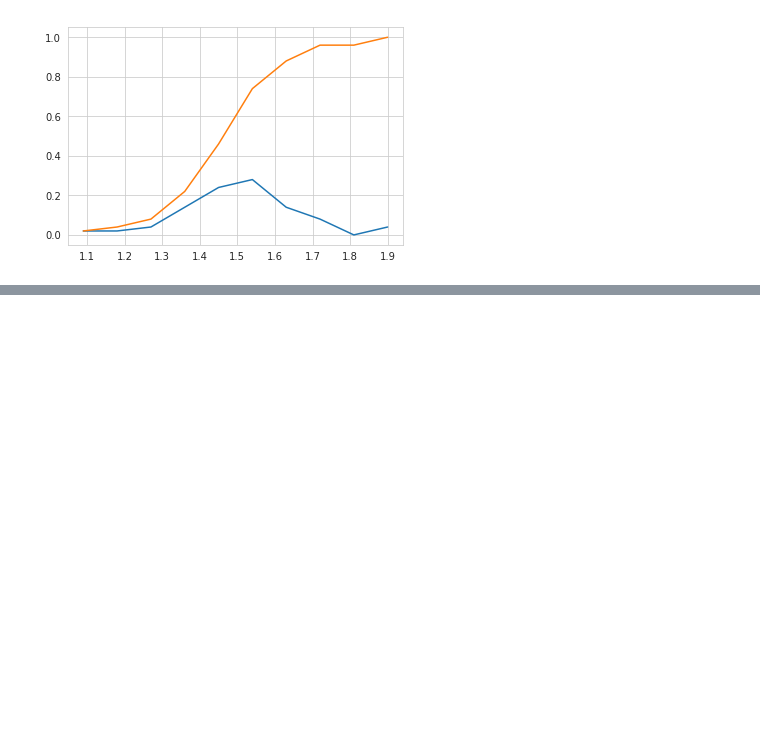
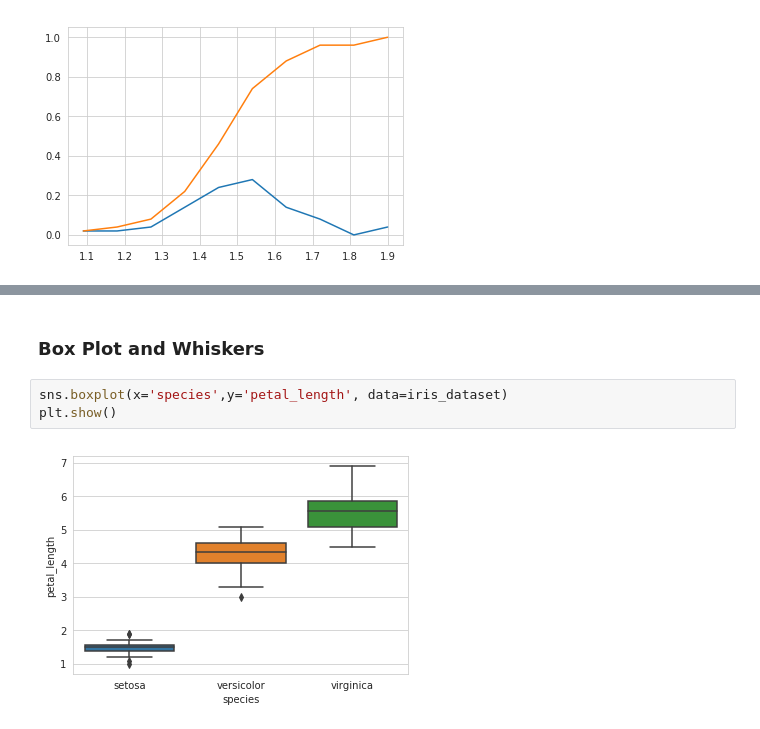
Before and after one commit to Deepshikha05/Machine-Learning-Concepts-and-Algorithms, a Jupyter notebook: Exploring Different Plotting Libraries.ipynb, the cells around one changed output, grey strips where cells are left out. Drawn from its saved outputs; the diff is of its cells as text; blank space fills up the shorter version.

```diff
--- a/Exploring Different Plotting Libraries.ipynb
+++ b/Exploring Different Plotting Libraries.ipynb
@@ -142,0 +237,7 @@ plt.show();
+# %% [markdown]
+### Box Plot and Whiskers
+# %%
+sns.boxplot(x='species',y='petal_length', data=iris_dataset)
+plt.show()
+# %% [output]
+[figure, added]
```
Also changed, not shown: parts of 7 cells of this notebook.
